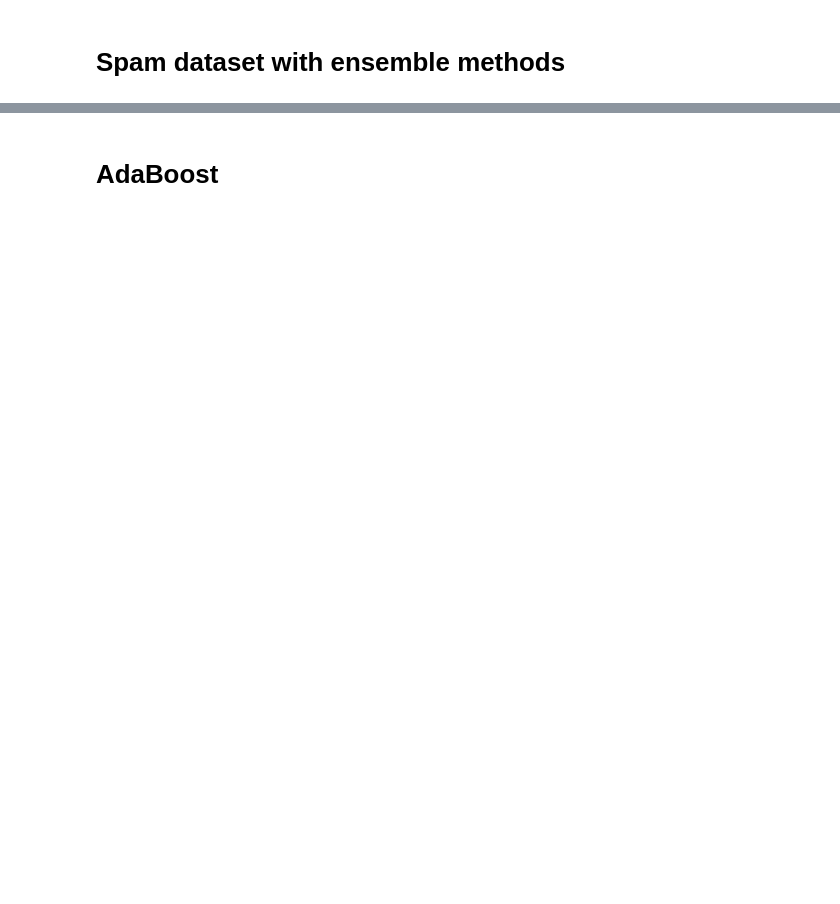
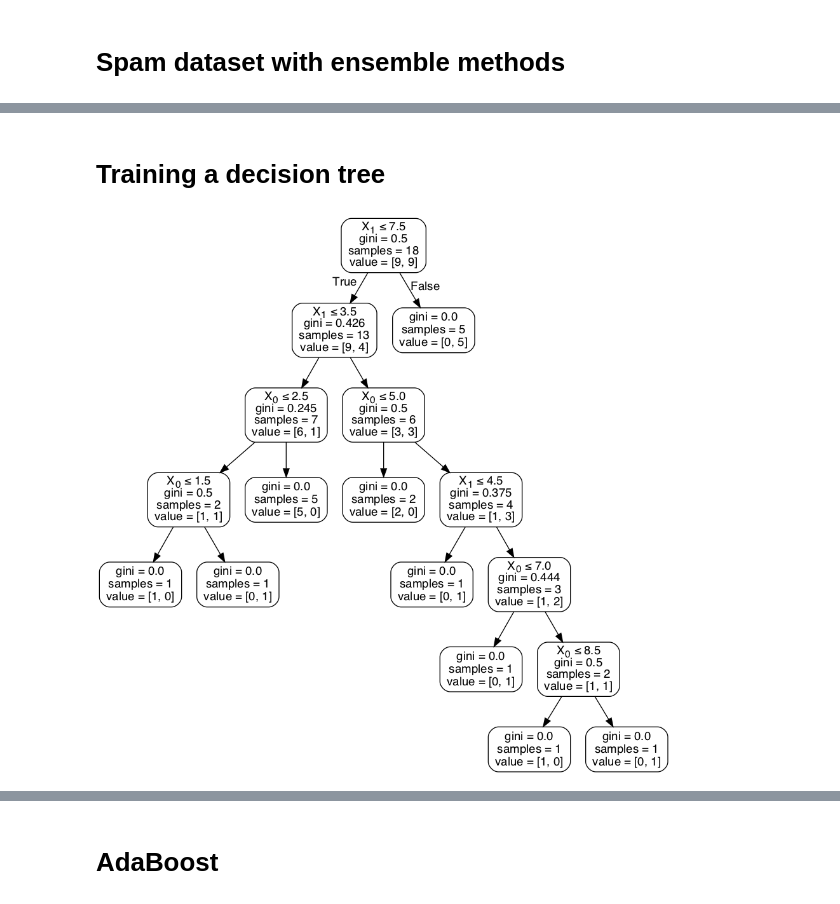
Before and after one commit to luisguiserrano/manning, a Jupyter notebook: Chapter_12_Ensemble_Methods/Ensemble_methods.ipynb, the cells around one changed output, grey strips where cells are left out. Saved outputs shown, nothing was run; the diff lists cells and outputs as text; code cells hidden in the pictures; blank space fills up the shorter version.

```diff
--- a/Chapter_12_Ensemble_Methods/Ensemble_methods.ipynb
+++ b/Chapter_12_Ensemble_Methods/Ensemble_methods.ipynb
@@ -240,0 +68,6 @@ for dt in random_forest_model.estimators_:
+# %% [markdown]
+# Training a decision tree
+# %%
+utils.display_tree(spam_decision_tree)
+# %% [output]
+[figure, added]
```
Also changed, not shown: parts of 43 cells of this notebook, 5 other files.
